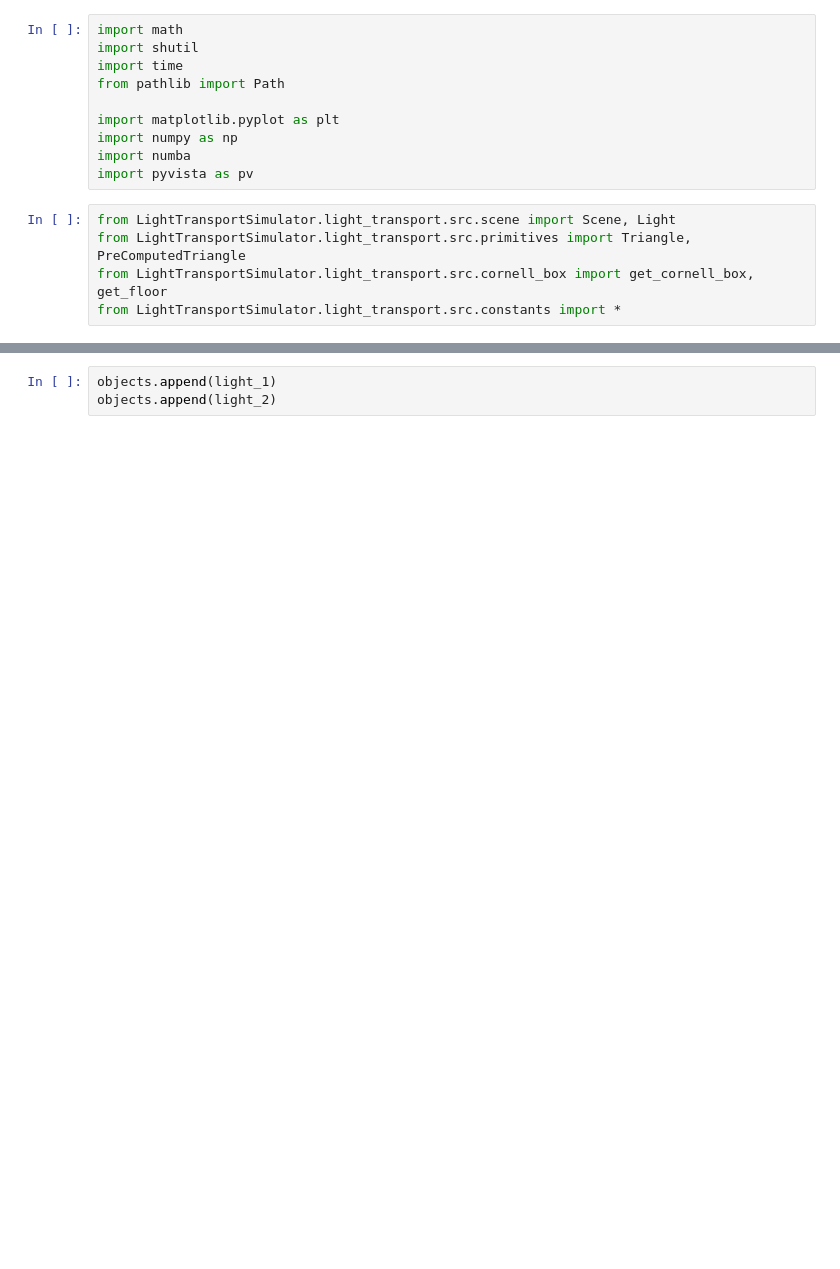
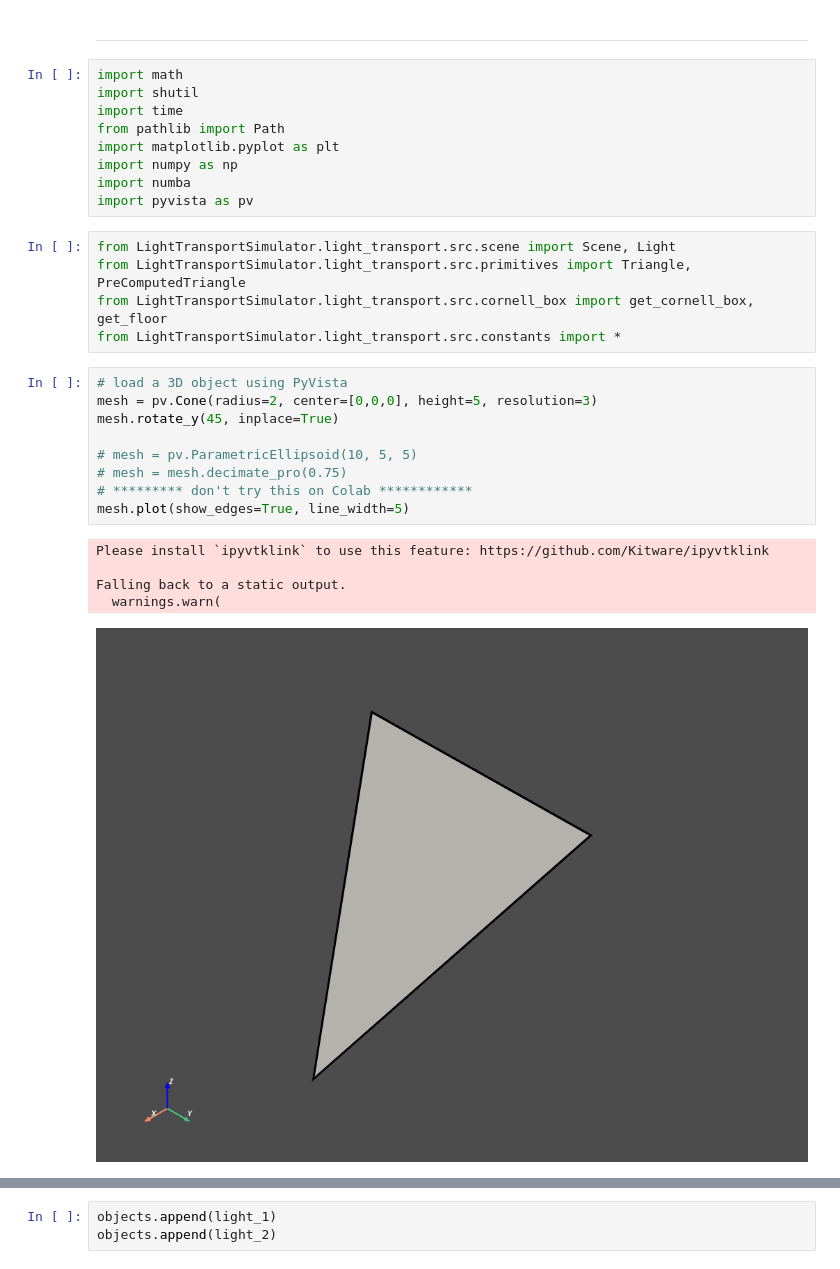
Before and after one commit to zhouyifan233/light-transport, a Jupyter notebook: LightTransportSimulator/light_transport/examples/BDPT.ipynb, the cells around one changed output, grey strips where cells are left out. Cells and saved outputs as stored; diff of their text form; blank space fills up the shorter version.

```diff
--- a/LightTransportSimulator/light_transport/examples/BDPT.ipynb
+++ b/LightTransportSimulator/light_transport/examples/BDPT.ipynb
@@ -14,9 +24,10 @@ os.getcwd()
+# %% [markdown]
+********************************************************************************************
 # %%
 import math
 import shutil
 import time
 from pathlib import Path
-
 import matplotlib.pyplot as plt
 import numpy as np
 import numba
@@ -26,4 +37,19 @@ from LightTransportSimulator.light_transport.src.scene import Scene, Light
 from LightTransportSimulator.light_transport.src.primitives import Triangle, PreComputedTriangle
 from LightTransportSimulator.light_transport.src.cornell_box import get_cornell_box, get_floor
 from LightTransportSimulator.light_transport.src.constants import *
+# %%
+# load a 3D object using PyVista
+mesh = pv.Cone(radius=2, center=[0,0,0], height=5, resolution=3)
+mesh.rotate_y(45, inplace=True)
+
+# mesh = pv.ParametricEllipsoid(10, 5, 5)
+# mesh = mesh.decimate_pro(0.75)
+# ********* don't try this on Colab ************
+mesh.plot(show_edges=True, line_width=5)
+# %% [output]
+Please install `ipyvtklink` to use this feature: https://github.com/Kitware/ipyvtklink
+
+Falling back to a static output.
+  warnings.warn(
+[figure, added]
 # %%
```
Also changed, not shown: parts of 28 cells of this notebook, 9 other files.
